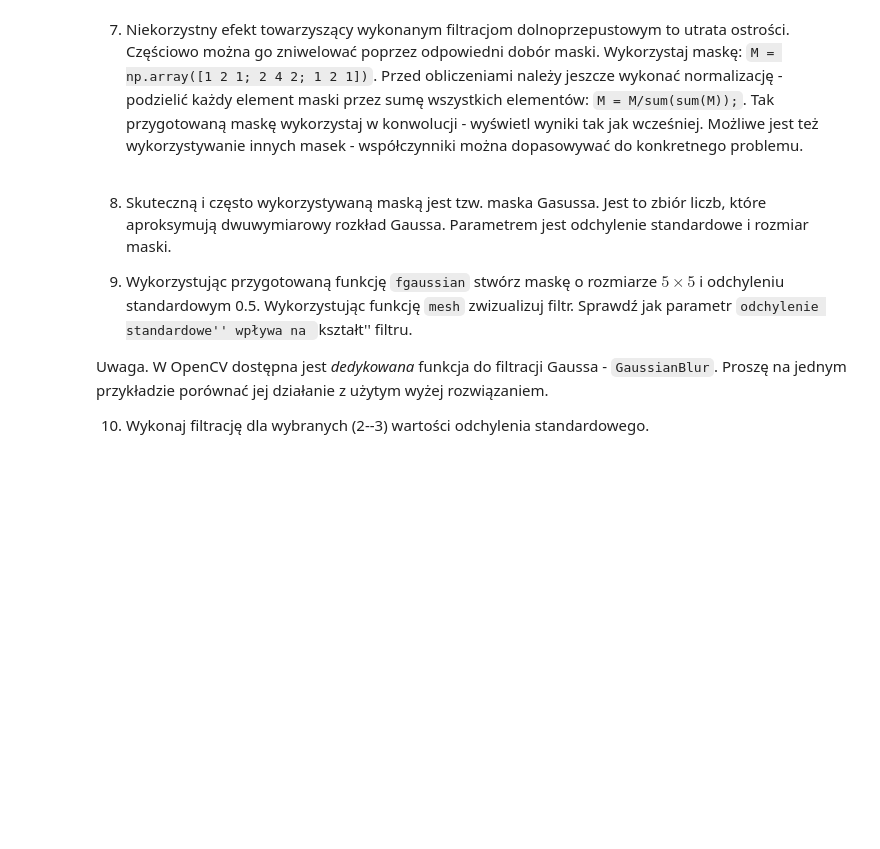
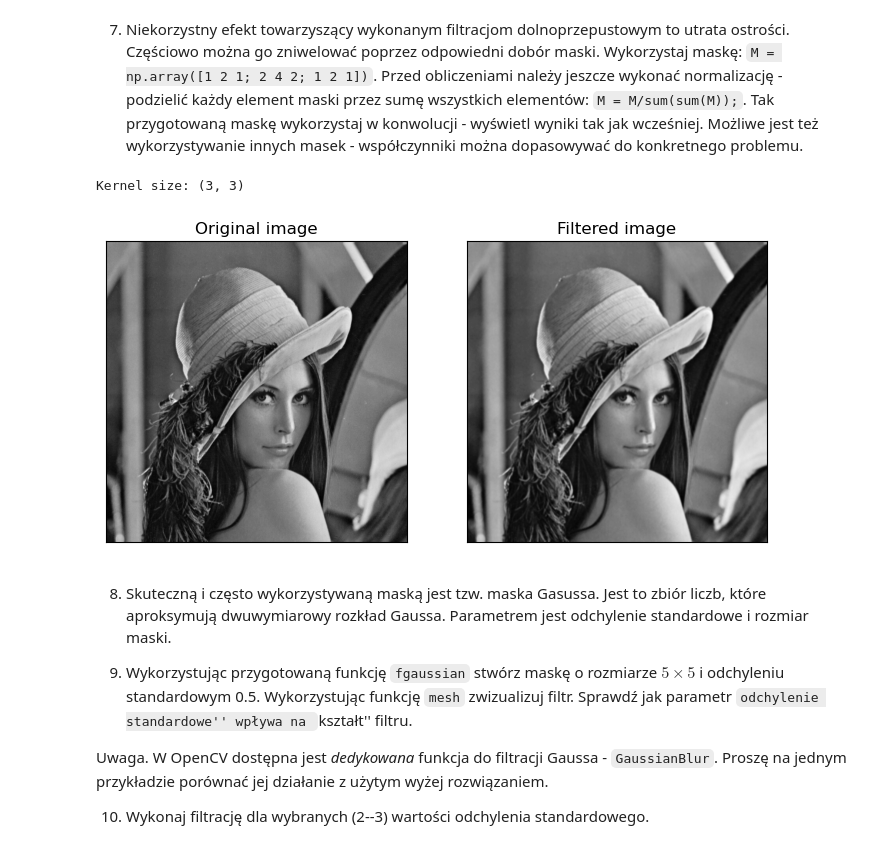
Before and after one commit to Szaroslav/introduction-to-digital-image-processing-agh-cs-course, a Jupyter notebook: lab6/lab6.ipynb, the cells around one changed output. Drawn from its saved outputs; the diff is of its cells as text; code cells hidden in the pictures; blank space fills up the shorter version.

```diff
--- a/lab6/lab6.ipynb
+++ b/lab6/lab6.ipynb
@@ -66,6 +148,16 @@ Wykorzystaj maskę:  `M = np.array([1 2 1; 2 4 2; 1 2 1])`.
 Przed obliczeniami należy jeszcze wykonać normalizację - podzielić każdy element maski przez sumę wszystkich elementów: `M = M/sum(sum(M));`.
 Tak przygotowaną maskę wykorzystaj w konwolucji - wyświetl wyniki tak jak wcześniej.
 Możliwe jest też wykorzystywanie innych masek - współczynniki można dopasowywać do konkretnego problemu.
+# %%
+kernel = np.array([
+  [1, 2, 1],
+  [2, 4, 2],
+  [1, 2, 1],
+], dtype=np.float64)
+filter_lowpass(image, kernel=kernel)
+# %% [output]
+Kernel size: (3, 3)
+[figure, added]
 # %% [markdown]
 8. Skuteczną i często wykorzystywaną maską jest tzw. maska Gasussa.
 Jest to zbiór liczb, które aproksymują dwuwymiarowy rozkład Gaussa.
```
Also changed, not shown: parts of 10 cells of this notebook.
